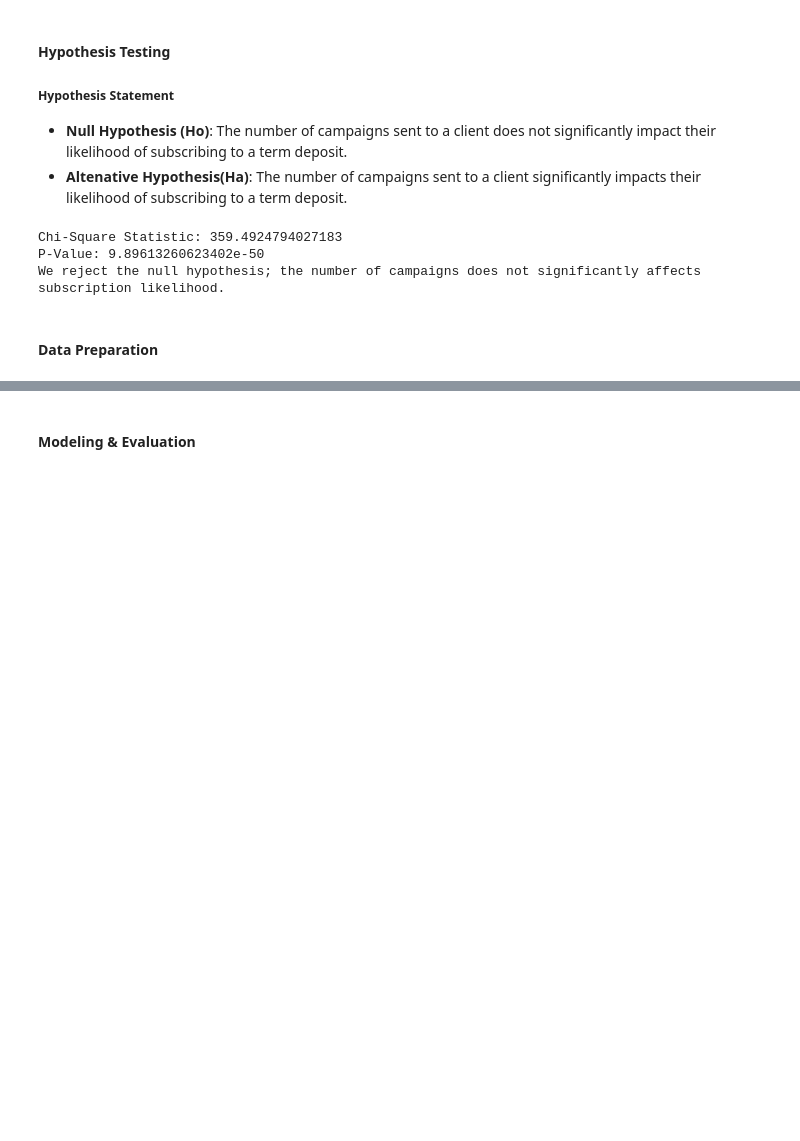
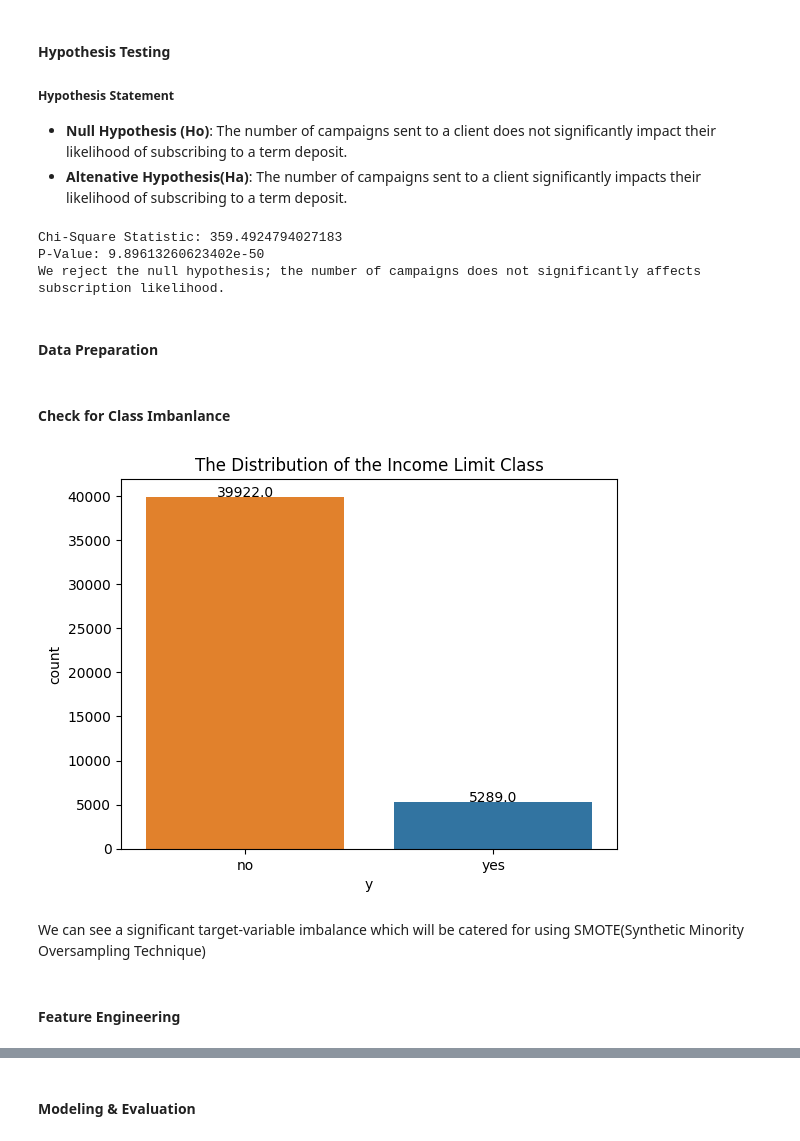
Before and after one commit to adubrightkwartengsnr/Customer_Subscription_Model, a Jupyter notebook: notebooks/customer_subscription.ipynb, the cells around one changed output, grey strips where cells are left out. Cells and saved outputs as stored; diff of their text form; code cells hidden in the pictures; blank space fills up the shorter version.

Commit message:
prepare data for training

```diff
--- a/notebooks/customer_subscription.ipynb
+++ b/notebooks/customer_subscription.ipynb
@@ -120,8 +128,8 @@ custom_palette = {"yes": "#1f77b4", "no": "#ff7f0e"}  # Hex codes for custom col
 ##### Data Loading
 # %%
 
-df = pd.read_csv("../data/bank-full.csv",delimiter=";")
-df
+train_df = pd.read_csv("../data/bank-full.csv",delimiter=";")
+train_df
 # %% [output]
 |  | age | job | marital | education | default | balance | housing | loan | contact | day | month | ... |
 | 0 | 58 | management | married | tertiary | no | 2143 | yes | no | unknown | 5 | may | ... |
@@ -425,7 +433,7 @@ The box plot visualizations depicts the presence of outliers in the data.
 # %%
 # Univariate analysis - marital status distribution
 
-job_counts = df['job'].value_counts()
+job_counts = train_df['job'].value_counts()
 
 plt.figure(figsize=(10, 6))
 bars = plt.bar(job_counts.index, job_counts.values)
@@ -448,7 +456,7 @@ plt.show()
 # %%
 # Univariate analysis - education level distribution
 
-job_counts = df['education'].value_counts()
+job_counts = train_df['education'].value_counts()
 
 plt.figure(figsize=(10, 6))
 bars = plt.bar(job_counts.index, job_counts.values)
@@ -470,7 +478,7 @@ plt.show()
 ##### Job-Type Distribution
 # %%
 
-job_counts = df['job'].value_counts()
+job_counts = train_df['job'].value_counts()
 
 plt.figure(figsize=(10, 6))
 bars = plt.bar(job_counts.index, job_counts.values)
@@ -720,3 +728,19 @@ P-Value: 9.89613260623402e-50
 We reject the null hypothesis; the number of campaigns does not significantly affects subscription likelihood.
 # %% [markdown]
 #### Data Preparation
+# %% [markdown]
+#### Check for Class Imbanlance
+# %%
+bars = sns.countplot(data=train_df, x="y", palette=custom_palette)
+
+for bar in bars.patches:
+    height = bar.get_height()
+    bars.text(bar.get_x() + bar.get_width()/ 2, height + 5, height, ha='center')
+plt.title("The Distribution of the Income Limit Class")
+plt.show()
+# %% [output]
+[figure, added]
+# %% [markdown]
+We can see a significant target-variable imbalance which will be catered for using SMOTE(Synthetic Minority Oversampling Technique)
+# %% [markdown]
+#### Feature Engineering
```
Also changed, not shown: parts of 42 cells of this notebook.
